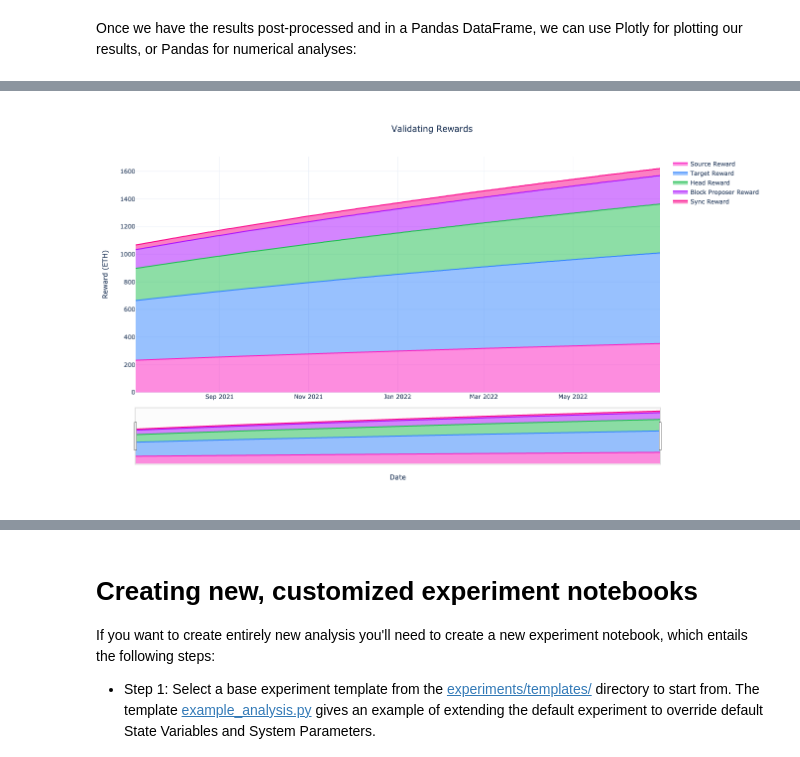
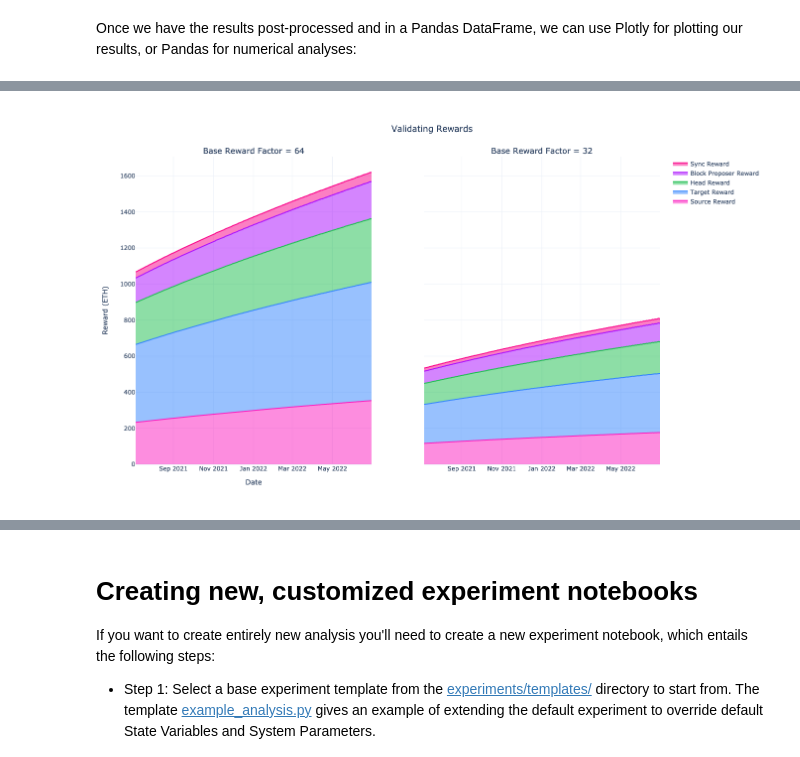
Before and after one commit to CADLabs/ethereum-economic-model, a Jupyter notebook: experiments/notebooks/0_README.ipynb, the cells around one changed output, grey strips where cells are left out. Cells and saved outputs as stored; diff of their text form; code cells hidden in the pictures.

Commit message:
Various viz updates for legibility of titles/legends

```diff
--- a/experiments/notebooks/0_README.ipynb
+++ b/experiments/notebooks/0_README.ipynb
@@ -150,8 +150,7 @@ time: 52.7 ms (started: 2021-07-05 14:53:23 +02:00)
 # %% [markdown]
 Once we have the results post-processed and in a Pandas DataFrame, we can use Plotly for plotting our results, or Pandas for numerical analyses:
 # %%
-# Because we had two subsets, one for each BASE_REWARD_FACTOR, we need to first select subset 0:
-visualizations.plot_validating_rewards(df.query('subset == 0').copy())
+visualizations.plot_validating_rewards(df, subplot_titles=["Base Reward Factor = 64", "Base Reward Factor = 32"])
 # %% [output]
 [interactive output not drawn]
-[figure, old version]
+[figure, new version]
```
Also changed, not shown: parts of 18 cells of this notebook, 1 other file.
